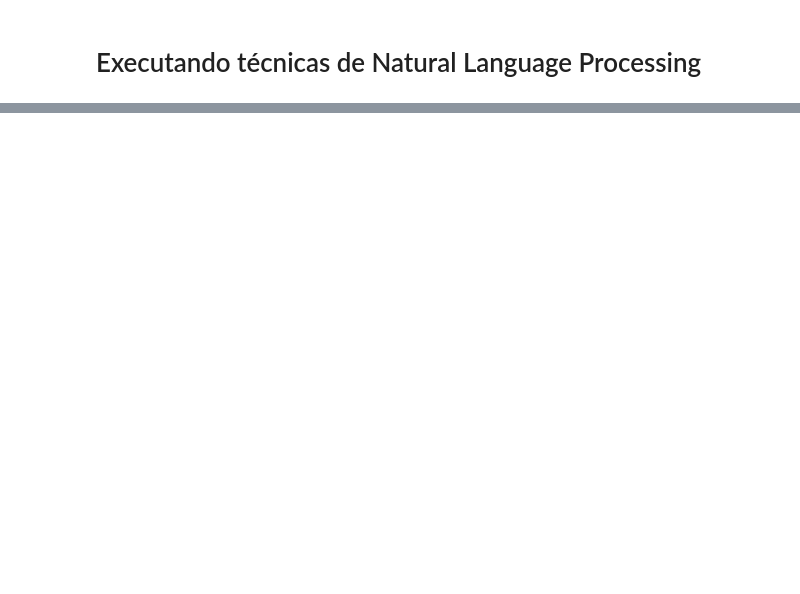
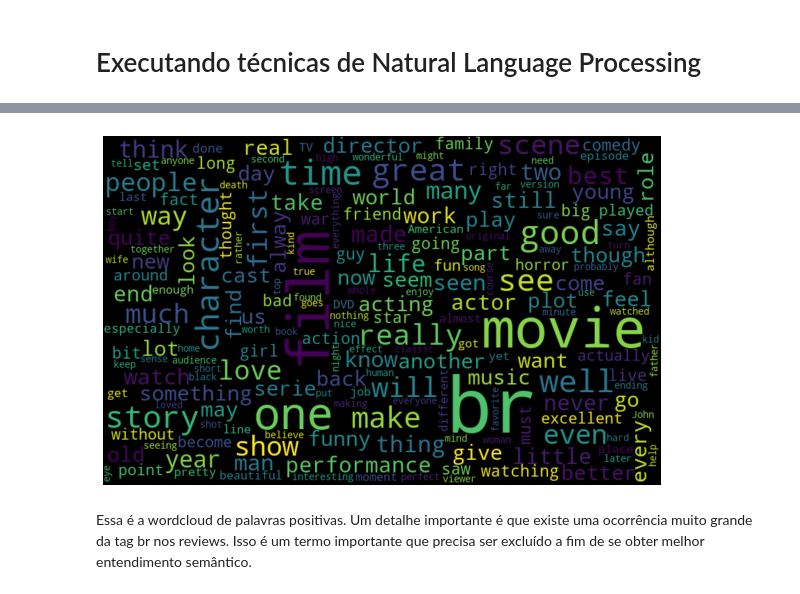
Before and after one commit to dgavieira/NLP-Celero, a Jupyter notebook: NLP_Teste.ipynb, the cells around one changed output, grey strips where cells are left out. Drawn from its saved outputs; the diff is of its cells as text; code cells hidden in the pictures; blank space fills up the shorter version.

```diff
--- a/NLP_Teste.ipynb
+++ b/NLP_Teste.ipynb
@@ -603,0 +626,3 @@ Precisão do Modelo LinearSVC: 65.16%
+# %%
+review_positive = df_imdb.query("sentiment == 'positive'")
+review_positive.head()
@@ -603,0 +636,12 @@ Precisão do Modelo LinearSVC: 65.16%
+# %%
+positive_words = ' '.join([text for text in review_positive['review']])
+word_cloud = WordCloud(width=800, height=500, max_font_size=110, collocations=False).generate(positive_words)
+
+plt.figure(figsize=(10,7))
+plt.imshow(word_cloud, interpolation='bilinear')
+plt.axis('off')
+plt.show()
+# %% [output]
+[figure, added]
+# %% [markdown]
+Essa é a wordcloud de palavras positivas. Um detalhe importante é que existe uma ocorrência muito grande da tag br nos reviews. Isso é um termo importante que precisa ser excluído a fim de se obter melhor entendimento semântico.
```
Also changed, not shown: parts of 79 cells of this notebook.
